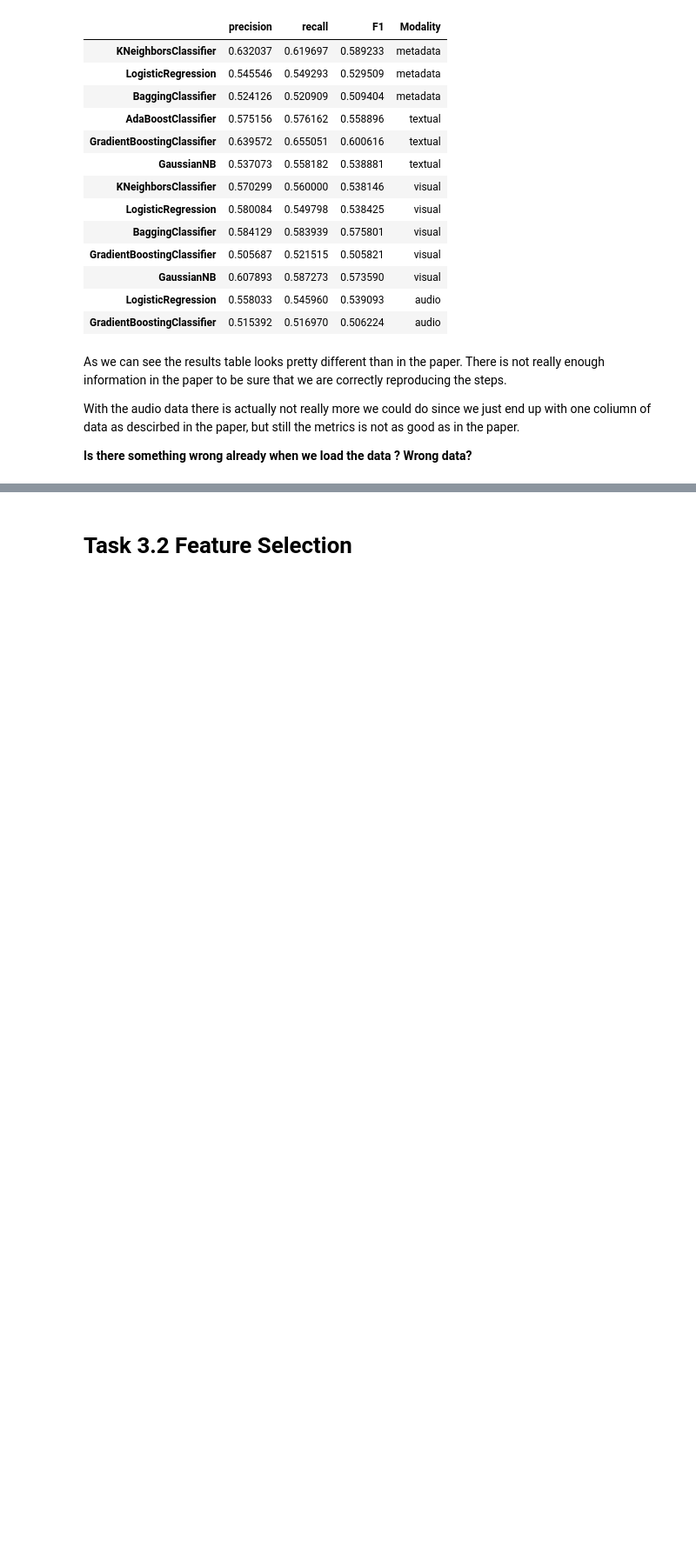
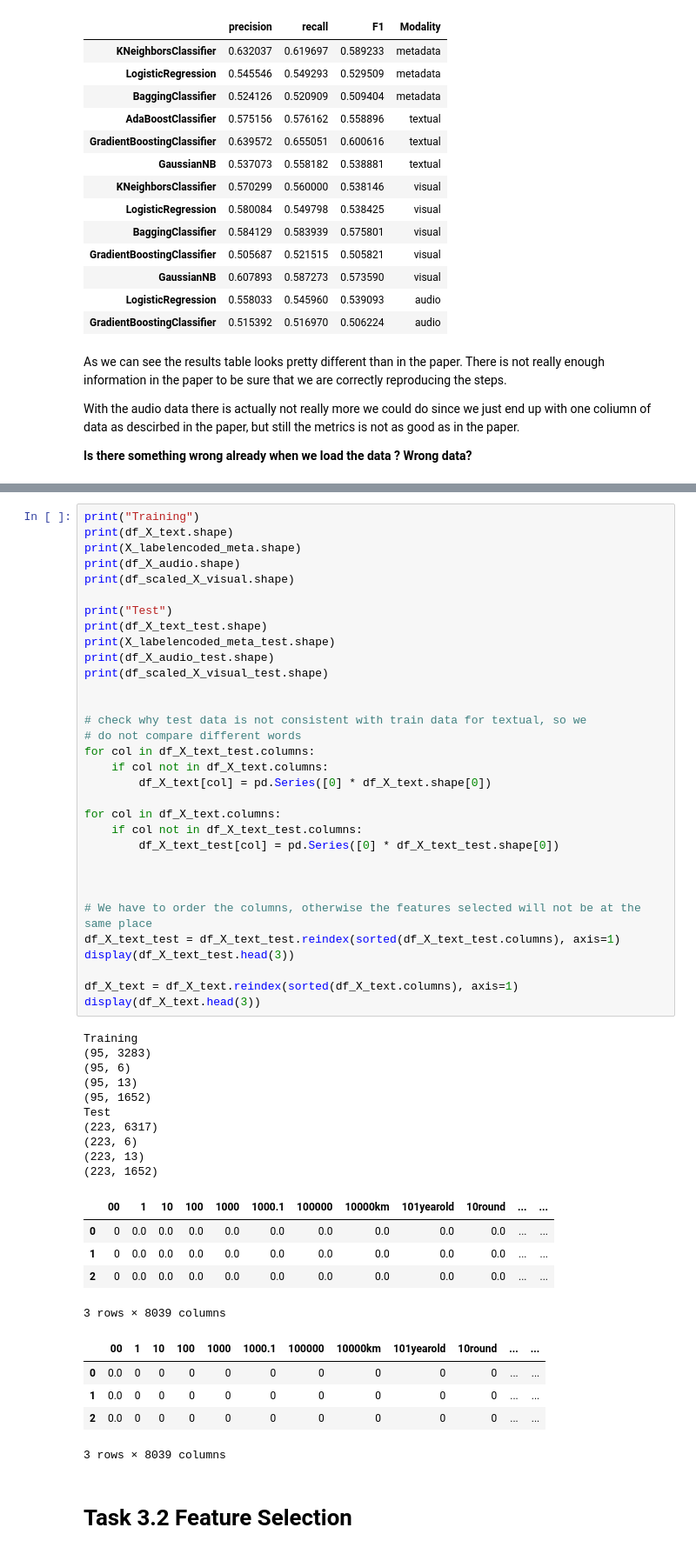
Before and after one commit to patrickFuerst/CoE_task, a Jupyter notebook: classifier_selection.ipynb, the cells around one changed output, grey strips where cells are left out. Shown at 87% size. Saved outputs shown, nothing was run; the diff lists cells and outputs as text; blank space fills up the shorter version.

```diff
--- a/classifier_selection.ipynb
+++ b/classifier_selection.ipynb
@@ -810,3 +1078,56 @@ __Is there something wrong already when we load the data ? Wrong data?__
+# %%
+print("Training")
+print(df_X_text.shape)
+print(X_labelencoded_meta.shape)
+print(df_X_audio.shape)
+print(df_scaled_X_visual.shape)
+
+print("Test")
+print(df_X_text_test.shape)
+print(X_labelencoded_meta_test.shape)
+print(df_X_audio_test.shape)
+print(df_scaled_X_visual_test.shape)
+
+
+# check why test data is not consistent with train data for textual, so we
+# do not compare different words
+for col in df_X_text_test.columns:
+    if col not in df_X_text.columns:
+        df_X_text[col] = pd.Series([0] * df_X_text.shape[0])
+
+for col in df_X_text.columns:
+    if col not in df_X_text_test.columns:
+        df_X_text_test[col] = pd.Series([0] * df_X_text_test.shape[0])
+
+
+
+# We have to order the columns, otherwise the features selected will not be at the same place
+df_X_text_test = df_X_text_test.reindex(sorted(df_X_text_test.columns), axis=1)
+display(df_X_text_test.head(3))
+
+df_X_text = df_X_text.reindex(sorted(df_X_text.columns), axis=1)
+display(df_X_text.head(3))
+# %% [output]
+Training
+(95, 3283)
+(95, 6)
+(95, 13)
+(95, 1652)
+Test
+(223, 6317)
+(223, 6)
+(223, 13)
+(223, 1652)
+|  | 00 | 1 | 10 | 100 | 1000 | 1000.1 | 100000 | 10000km | 101yearold | 10round | ... | ... |
+| 0 | 0 | 0.0 | 0.0 | 0.0 | 0.0 | 0.0 | 0.0 | 0.0 | 0.0 | 0.0 | ... | ... |
+| 1 | 0 | 0.0 | 0.0 | 0.0 | 0.0 | 0.0 | 0.0 | 0.0 | 0.0 | 0.0 | ... | ... |
+| 2 | 0 | 0.0 | 0.0 | 0.0 | 0.0 | 0.0 | 0.0 | 0.0 | 0.0 | 0.0 | ... | ... |
+3 rows × 8039 columns
+|  | 00 | 1 | 10 | 100 | 1000 | 1000.1 | 100000 | 10000km | 101yearold | 10round | ... | ... |
+| 0 | 0.0 | 0 | 0 | 0 | 0 | 0 | 0 | 0 | 0 | 0 | ... | ... |
+| 1 | 0.0 | 0 | 0 | 0 | 0 | 0 | 0 | 0 | 0 | 0 | ... | ... |
+| 2 | 0.0 | 0 | 0 | 0 | 0 | 0 | 0 | 0 | 0 | 0 | ... | ... |
+3 rows × 8039 columns
 # %% [markdown]
 # Task 3.2 Feature Selection
 # %% [markdown]
```
Also changed, not shown: parts of 30 cells of this notebook.
